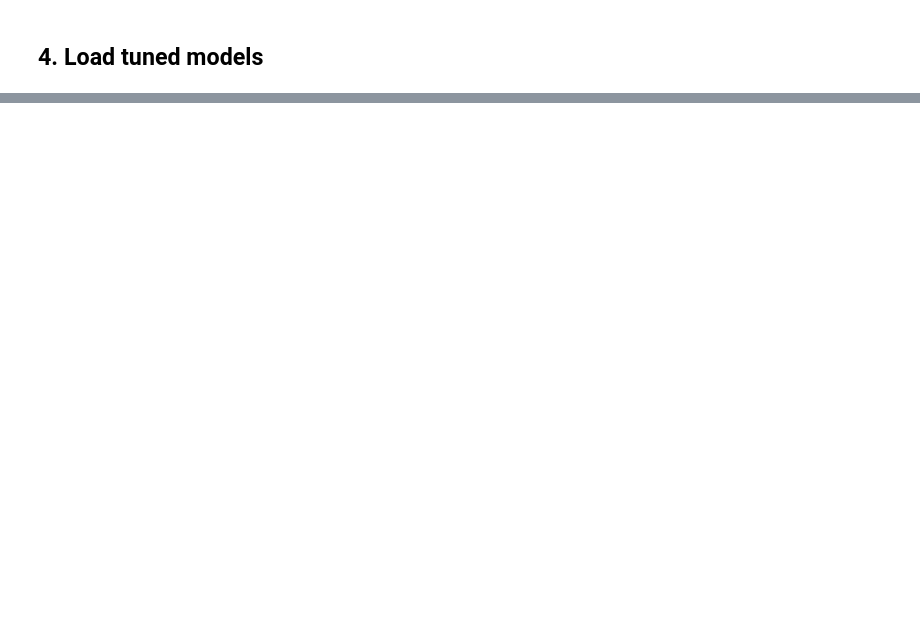
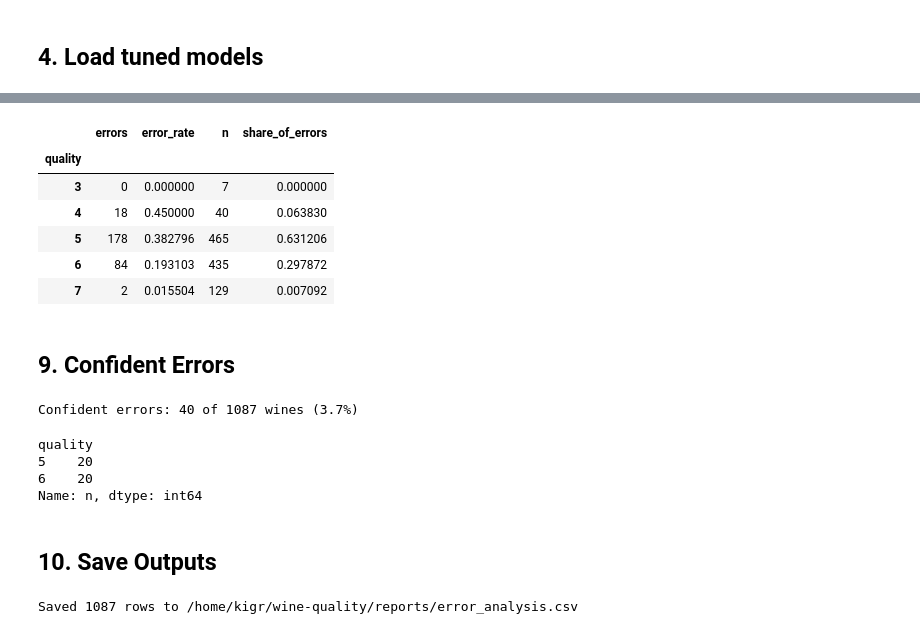
Before and after one commit to kigrcode/wine-quality, a Jupyter notebook: notebooks/8. Error Analysis.ipynb, the cells around one changed output, grey strips where cells are left out. Drawn from its saved outputs; the diff is of its cells as text; code cells hidden in the pictures; blank space fills up the shorter version.

```diff
--- a/notebooks/8. Error Analysis.ipynb
+++ b/notebooks/8. Error Analysis.ipynb
@@ -176,0 +205,33 @@ dtype: int64
+# %%
+by_group.head()
+# %% [output]
+|  | errors | error_rate | n | share_of_errors |
+| quality |  |  |  |  |
+| 3 | 0 | 0.000000 | 7 | 0.000000 |
+| 4 | 18 | 0.450000 | 40 | 0.063830 |
+| 5 | 178 | 0.382796 | 465 | 0.631206 |
+| 6 | 84 | 0.193103 | 435 | 0.297872 |
+| 7 | 2 | 0.015504 | 129 | 0.007092 |
+# %% [markdown]
+## 9. Confident Errors
+# %%
+confident = confident_errors(table, ERROR_CONFIG["confident_margin"])
+print(f"Confident errors: {len(confident)} of {len(table)} wines "
+      f"({len(confident) / len(table):.1%})")
+
+if group_col is not None:
+    display(confident.groupby(group_col).size().rename("n"))
+# %% [output]
+Confident errors: 40 of 1087 wines (3.7%)
+quality
+5    20
+6    20
+Name: n, dtype: int64
+# %% [markdown]
+## 10. Save Outputs
+# %%
+REPORTS_DIR.mkdir(parents=True, exist_ok=True)
+table.to_csv(REPORTS_DIR / "error_analysis.csv", index=False)
+print(f"Saved {len(table)} rows to {REPORTS_DIR / 'error_analysis.csv'}")
+# %% [output]
+Saved 1087 rows to /home/kigr/wine-quality/reports/error_analysis.csv
```
Also changed, not shown: parts of 26 cells of this notebook, 2 other files.
